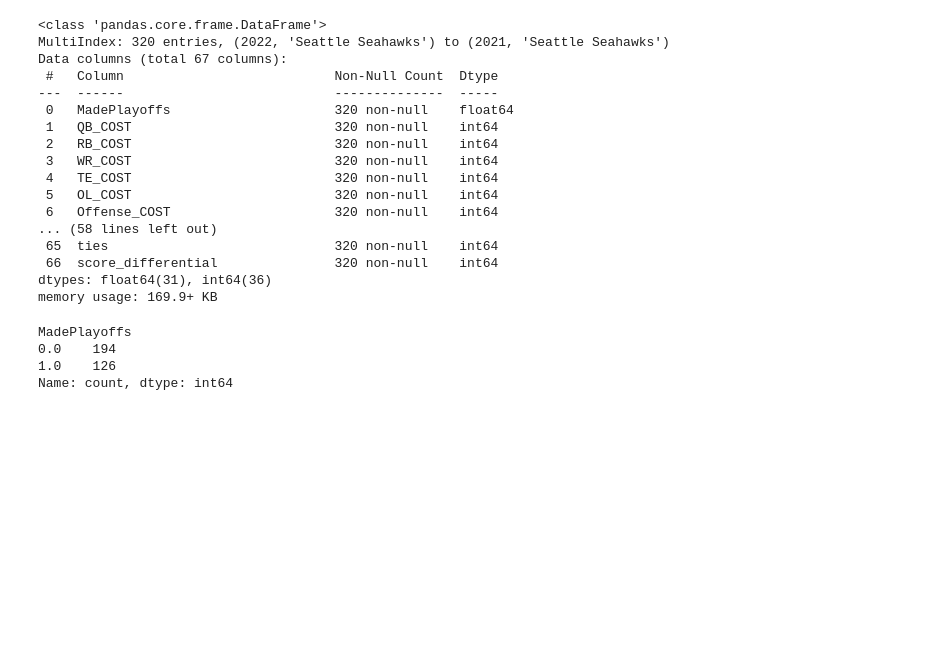
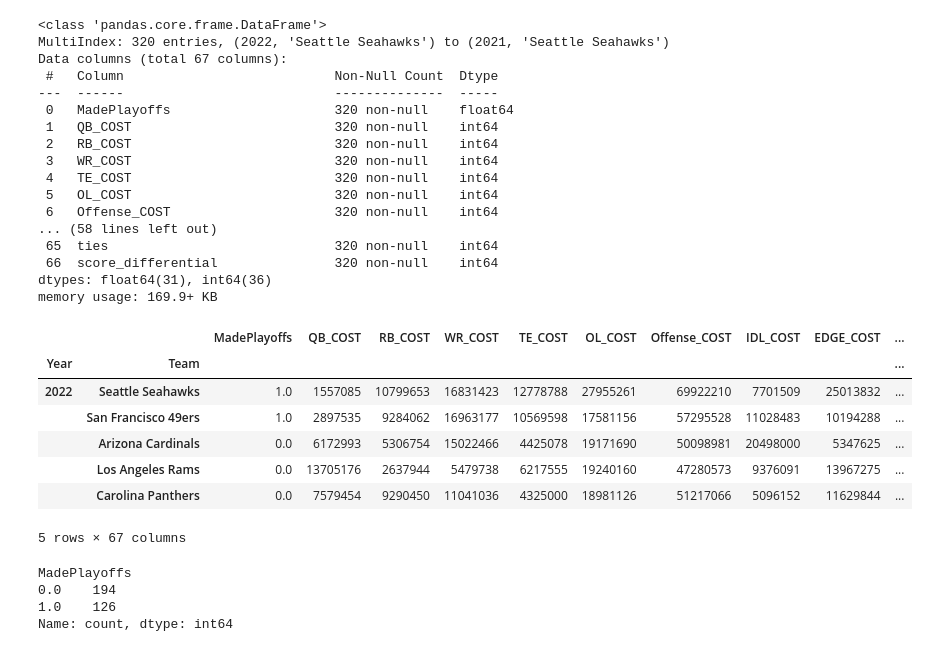
Before and after one commit to codemonkey1101/ucb-mlai-capstone, a Jupyter notebook: feature_evaluation.ipynb, the cells around one changed output. Drawn from its saved outputs; the diff is of its cells as text; code cells hidden in the pictures; blank space fills up the shorter version.

```diff
--- a/feature_evaluation.ipynb
+++ b/feature_evaluation.ipynb
@@ -44,6 +43,17 @@ Data columns (total 67 columns):
  66  score_differential               320 non-null    int64
 dtypes: float64(31), int64(36)
 memory usage: 169.9+ KB
+# %%
+df.head()
+# %% [output]
+|  |  | MadePlayoffs | QB_COST | RB_COST | WR_COST | TE_COST | OL_COST | Offense_COST | IDL_COST | EDGE_COST | ... |
+| Year | Team |  |  |  |  |  |  |  |  |  | ... |
+| 2022 | Seattle Seahawks | 1.0 | 1557085 | 10799653 | 16831423 | 12778788 | 27955261 | 69922210 | 7701509 | 25013832 | ... |
+|  | San Francisco 49ers | 1.0 | 2897535 | 9284062 | 16963177 | 10569598 | 17581156 | 57295528 | 11028483 | 10194288 | ... |
+|  | Arizona Cardinals | 0.0 | 6172993 | 5306754 | 15022466 | 4425078 | 19171690 | 50098981 | 20498000 | 5347625 | ... |
+|  | Los Angeles Rams | 0.0 | 13705176 | 2637944 | 5479738 | 6217555 | 19240160 | 47280573 | 9376091 | 13967275 | ... |
+|  | Carolina Panthers | 0.0 | 7579454 | 9290450 | 11041036 | 4325000 | 18981126 | 51217066 | 5096152 | 11629844 | ... |
+5 rows × 67 columns
 # %%
 # dataset balance of subscribed class (derived from column '1 or 0').
 df['MadePlayoffs'].value_counts()
```
Also changed, not shown: parts of 37 cells of this notebook, 3 other files.
